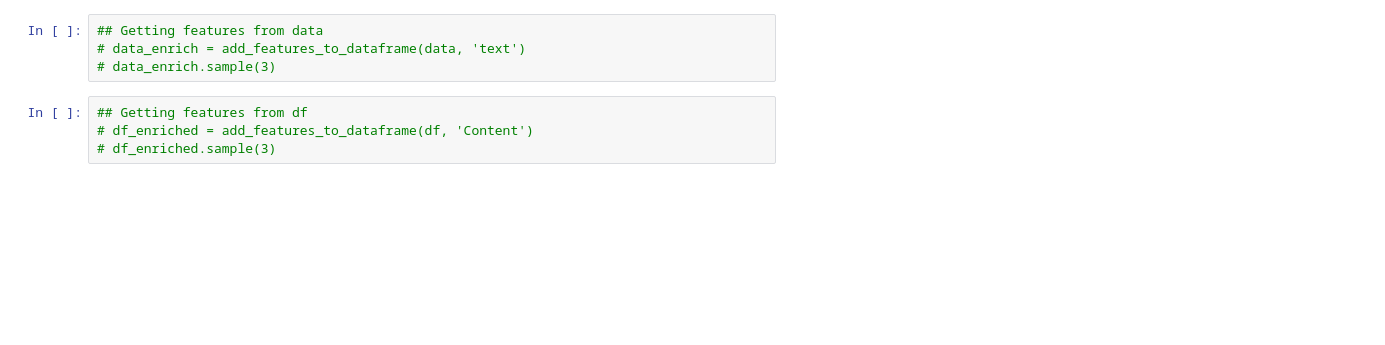
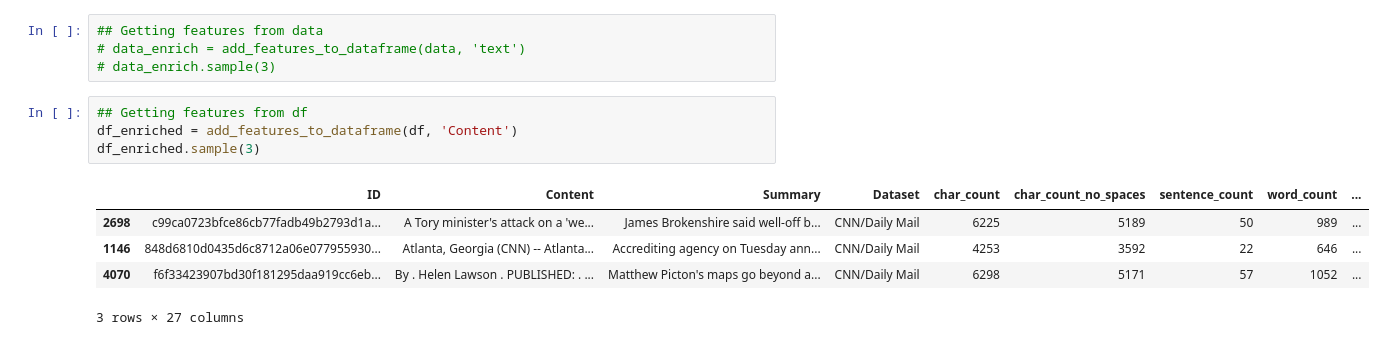
Before and after one commit to koelinkrishh/NewsLens---See-beyond-the-headline, a Jupyter notebook: Notebooks/1) Data_cleaning_feature_eng.ipynb, the cells around one changed output. Saved outputs shown, nothing was run; the diff lists cells and outputs as text; blank space fills up the shorter version.

```diff
--- a/Notebooks/1) Data_cleaning_feature_eng.ipynb
+++ b/Notebooks/1) Data_cleaning_feature_eng.ipynb
@@ -492,7 +583,13 @@ group.head(2)
 # data_enrich.sample(3)
 # %%
 ## Getting features from df
-# df_enriched = add_features_to_dataframe(df, 'Content')
-# df_enriched.sample(3)
+df_enriched = add_features_to_dataframe(df, 'Content')
+df_enriched.sample(3)
+# %% [output]
+|  | ID | Content | Summary | Dataset | char_count | char_count_no_spaces | sentence_count | word_count | ... |
+| 2698 | c99ca0723bfce86cb77fadb49b2793d1a... | A Tory minister's attack on a 'we... | James Brokenshire said well-off b... | CNN/Daily Mail | 6225 | 5189 | 50 | 989 | ... |
+| 1146 | 848d6810d0435d6c8712a06e077955930... | Atlanta, Georgia (CNN) -- Atlanta... | Accrediting agency on Tuesday ann... | CNN/Daily Mail | 4253 | 3592 | 22 | 646 | ... |
+| 4070 | f6f33423907bd30f181295daa919cc6eb... | By . Helen Lawson . PUBLISHED: . ... | Matthew Picton's maps go beyond a... | CNN/Daily Mail | 6298 | 5171 | 57 | 1052 | ... |
+3 rows × 27 columns
 # %%
 ## Getting features for summary column
```
Also changed, not shown: parts of 14 cells of this notebook, 38 other files.
